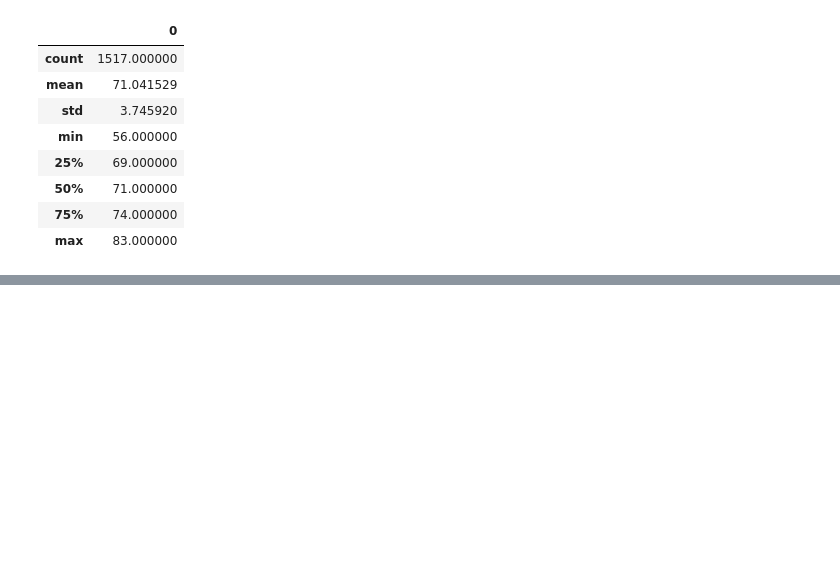
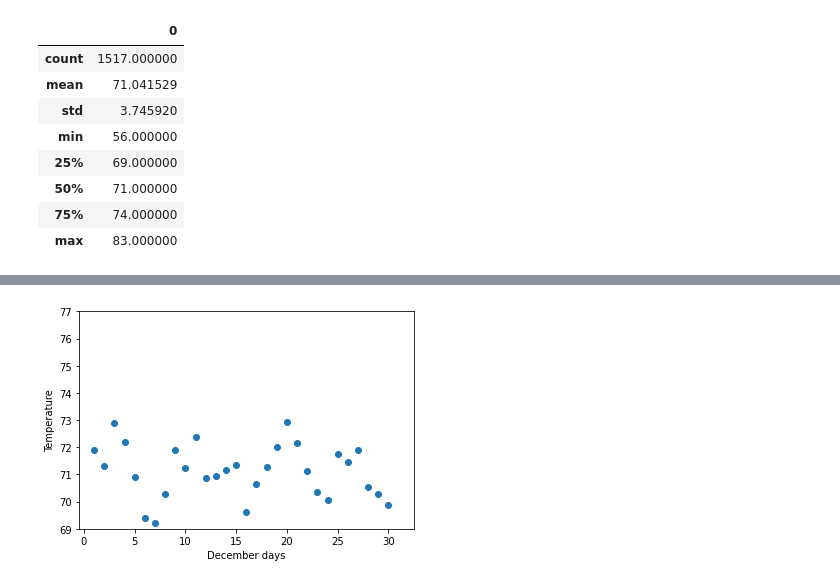
Before and after one commit to Donik22/surfs_up, a Jupyter notebook: SurfsUp_Challenge.ipynb, the cells around one changed output, grey strips where cells are left out. Cells and saved outputs as stored; diff of their text form; code cells hidden in the pictures; blank space fills up the shorter version.

```diff
--- a/SurfsUp_Challenge.ipynb
+++ b/SurfsUp_Challenge.ipynb
@@ -147,0 +144,4 @@ dec_temp_df.describe()
+# %%
+dec_df =  session.query(extract('day',Measurement.date), func.avg(Measurement.tobs).filter(extract('month',Measurement.date) == 12)).group_by(extract('day',Measurement.date))
+dec_df = pd.DataFrame(dec_df)
+dec_df
@@ -147,0 +166,8 @@ dec_temp_df.describe()
+# %%
+plt.scatter(dec_df[0],dec_df[1])
+plt.ylabel('Temperature')
+plt.xlabel('December days')
+plt.ylim(69,77)
+plt.show()
+# %% [output]
+[figure, added]
```
Also changed, not shown: parts of 11 cells of this notebook, 2 other files.
